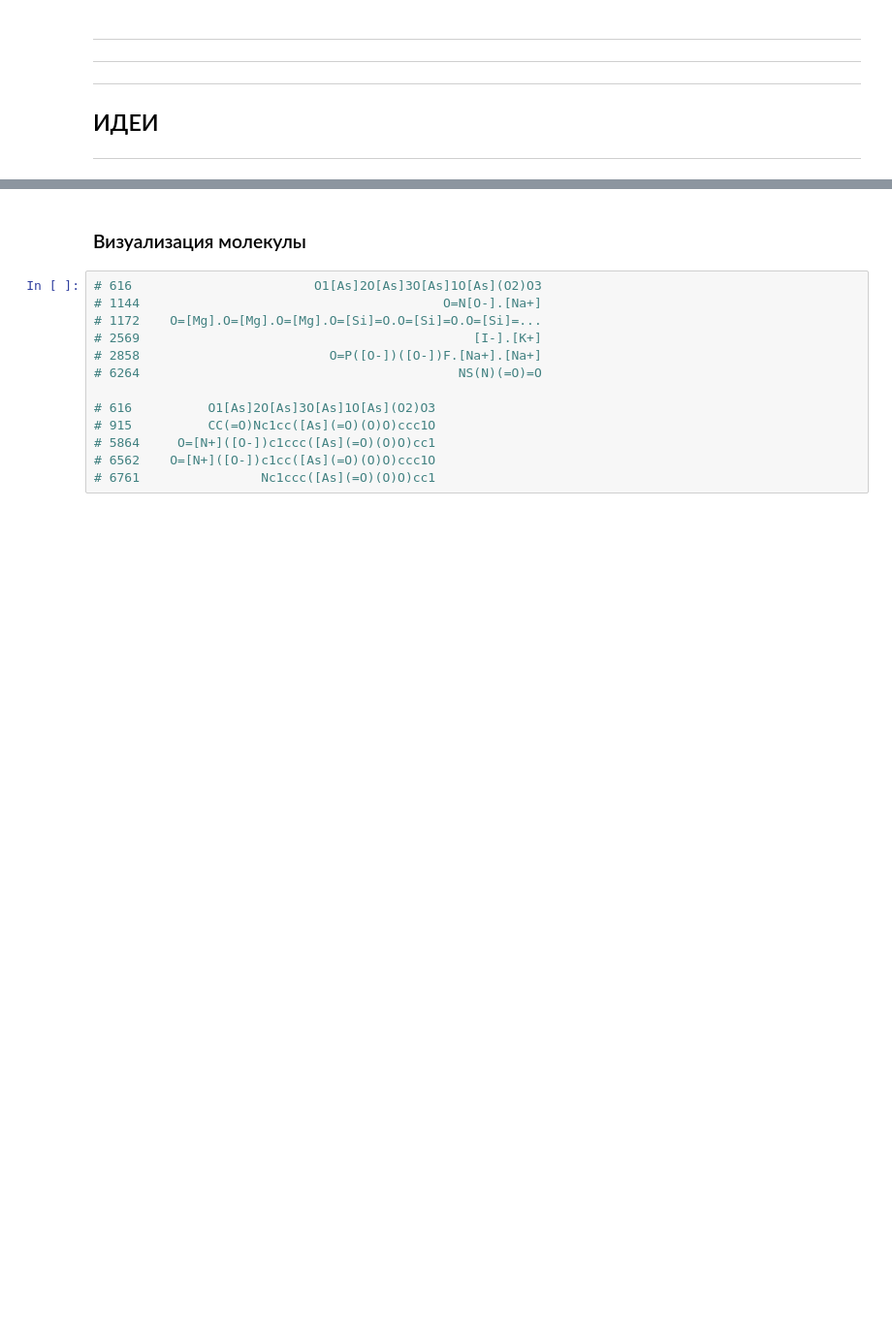
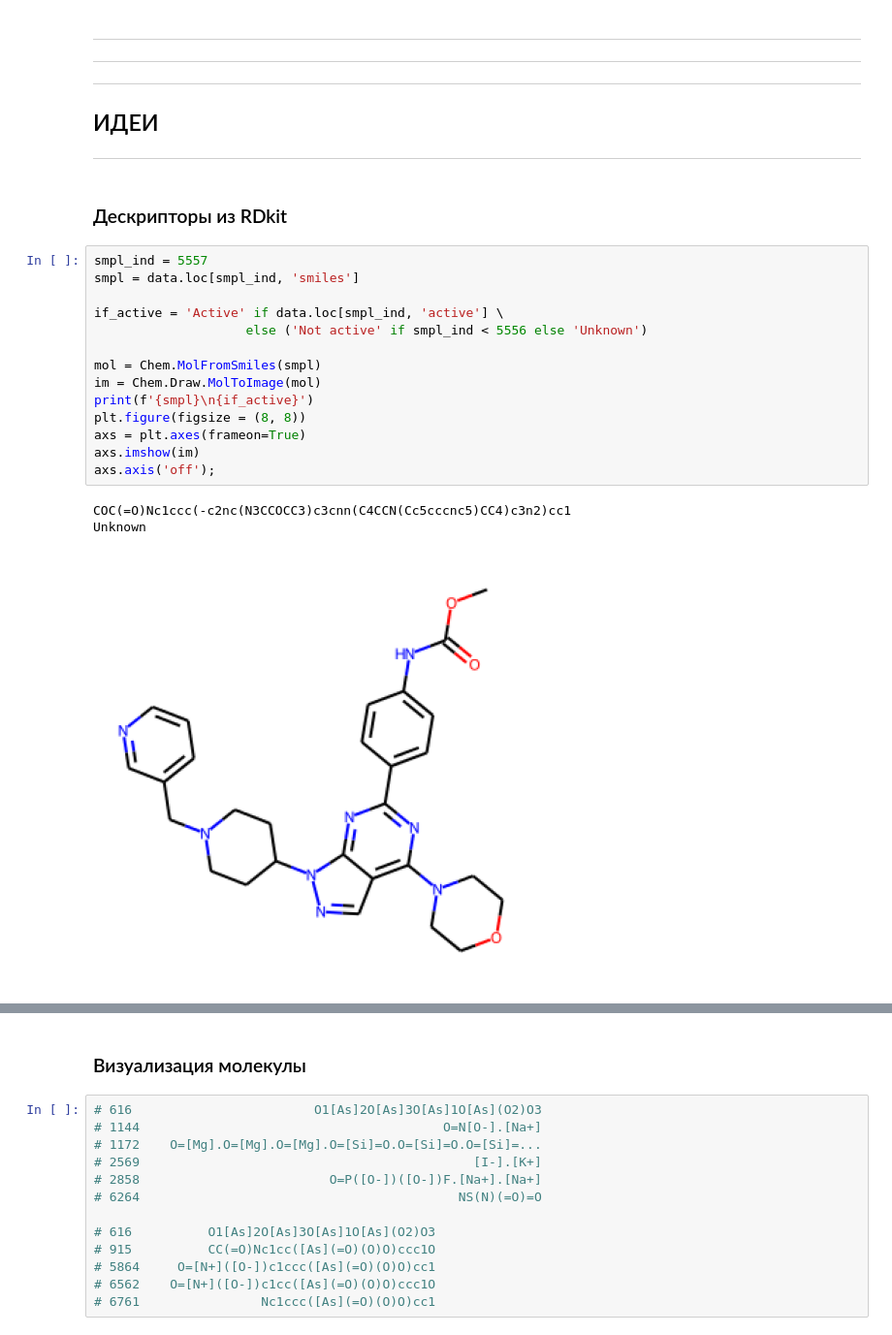
Before and after one commit to akitim/Ligand_activity_prediction_GlobalAI2022, a Jupyter notebook: ligand_activity_prediction.ipynb, the cells around one changed output, grey strips where cells are left out. Shown at 97% size. Cells and saved outputs as stored; diff of their text form; blank space fills up the shorter version.

```diff
--- a/ligand_activity_prediction.ipynb
+++ b/ligand_activity_prediction.ipynb
@@ -555,3 +517,23 @@ bestIteration = 16
 ИДЕИ
 ---
 ---
+# %% [markdown]
+### Дескрипторы из RDkit
+# %%
+smpl_ind = 5557
+smpl = data.loc[smpl_ind, 'smiles']
+
+if_active = 'Active' if data.loc[smpl_ind, 'active'] \
+                    else ('Not active' if smpl_ind < 5556 else 'Unknown')
+
+mol = Chem.MolFromSmiles(smpl)
+im = Chem.Draw.MolToImage(mol)
+print(f'{smpl}\n{if_active}')
+plt.figure(figsize = (8, 8))
+axs = plt.axes(frameon=True)
+axs.imshow(im)
+axs.axis('off');
+# %% [output]
+COC(=O)Nc1ccc(-c2nc(N3CCOCC3)c3cnn(C4CCN(Cc5cccnc5)CC4)c3n2)cc1
+Unknown
+[figure, added]
```
Also changed, not shown: parts of 14 cells of this notebook.
